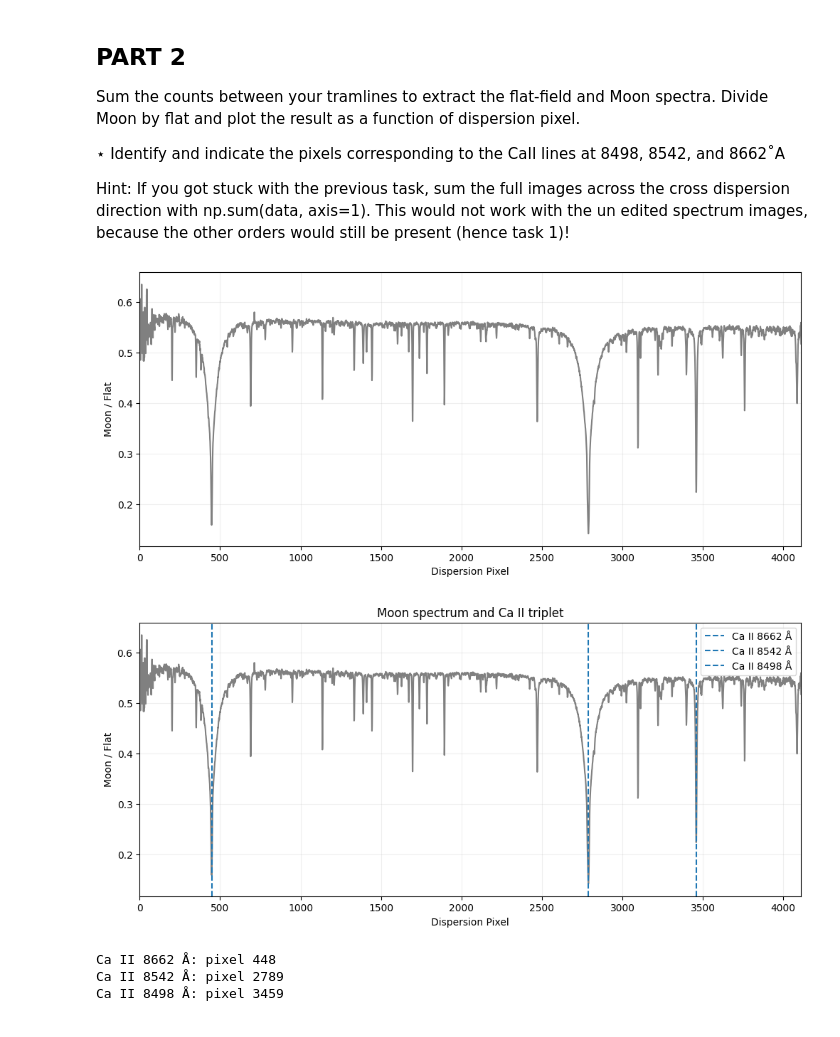
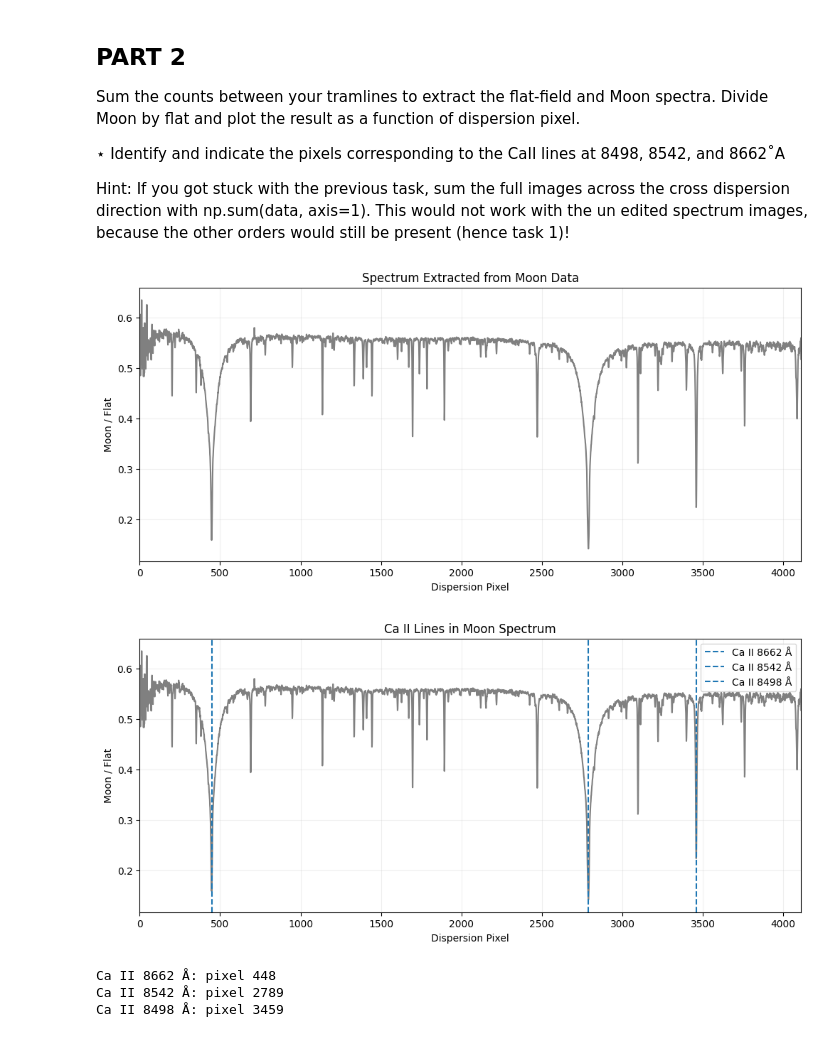
Before and after one commit to u7678360/ASTR4004-Assignment-2, a Jupyter notebook: Question 4.ipynb, the cells around one changed output. Drawn from its saved outputs; the diff is of its cells as text; code cells hidden in the pictures.

Commit message:
Edited plotting code to make them easier to read.

```diff
--- a/Question 4.ipynb
+++ b/Question 4.ipynb
@@ -27,29 +26,30 @@ edited spectrum images, because the other orders would still be present (hence t
 # %%
 # Initialise data
 flat = fits.getdata("data/flat.fits")
 moon = fits.getdata("data/moon.fits")
 # Axis=1 sums across the horizontal axis (cross-dispersion)
 flat_spectrum = np.sum(flat, axis=1)
 moon_spectrum = np.sum(moon, axis=1)
 
 # Dispersion pixel numbers
 dispersion_pixel = np.arange(len(flat_spectrum))
 
 # Divide moon spectrum by flat spectrum
 moon_div_flat = moon_spectrum/flat_spectrum
 
 # Plot
 plt.figure(figsize=(12, 5))
 plt.plot(dispersion_pixel, moon_div_flat, color="grey")
 plt.xlabel("Dispersion Pixel")
 plt.ylabel("Moon / Flat")
 plt.xlim(0, len(dispersion_pixel) - 1)
 plt.grid(alpha=0.2)
+plt.title("Spectrum Extracted from Moon Data")
 
-plt.savefig("figures/moon_flat_spectrum.png")
+plt.savefig("figures/moon_spectrum.png")
 plt.show()
 # %% [output]
-[figure, old version]
+[figure, new version]
 # %%
 # Find deepest peaks in the spectrum using scipy find_peaks
 line_pixels, _ = find_peaks(-moon_div_flat, prominence=0.02, distance=100)
@@ -70,18 +70,18 @@ for wavelength, pixel in zip(Ca_wavelengths, Ca_pixels):
 plt.xlabel("Dispersion Pixel")
 plt.ylabel("Moon / Flat")
 plt.xlim(0, len(dispersion_pixel) - 1)
-plt.title("Moon spectrum and Ca II triplet")
+plt.title("Ca II Lines in Moon Spectrum")
 plt.legend()
 plt.grid(alpha=0.2)
 
-plt.savefig("moon_flatspectrum_Ca_lines.png")
+plt.savefig("figures/moon_spectrum_Ca_lines.png")
 plt.show()
 
 # Print pixels corresponding to Ca lines
 for wavelength, pixel in zip(Ca_wavelengths, Ca_pixels):
     print(f"Ca II {wavelength} Å: pixel {pixel}")
 # %% [output]
-[figure, old version]
+[figure, new version]
 Ca II 8662 Å: pixel 448
 Ca II 8542 Å: pixel 2789
 Ca II 8498 Å: pixel 3459
```
Also changed, not shown: parts of 1 cell of this notebook, 4 other files.
